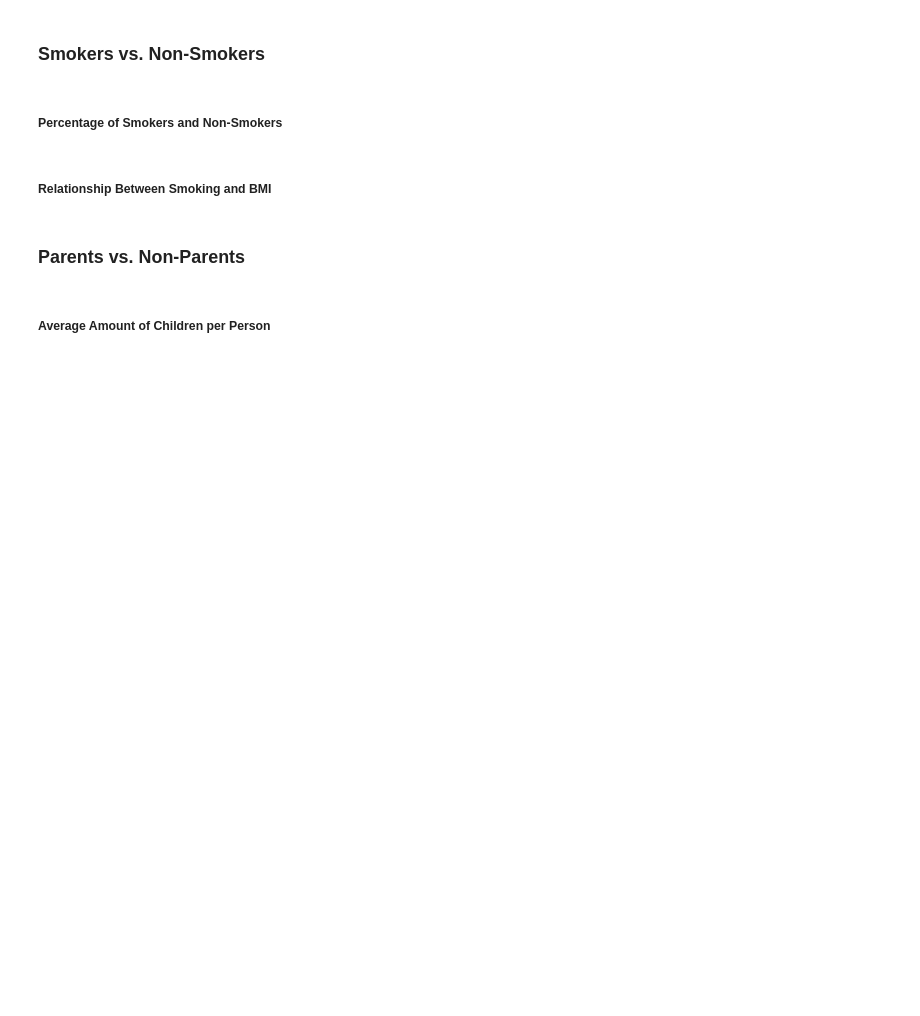
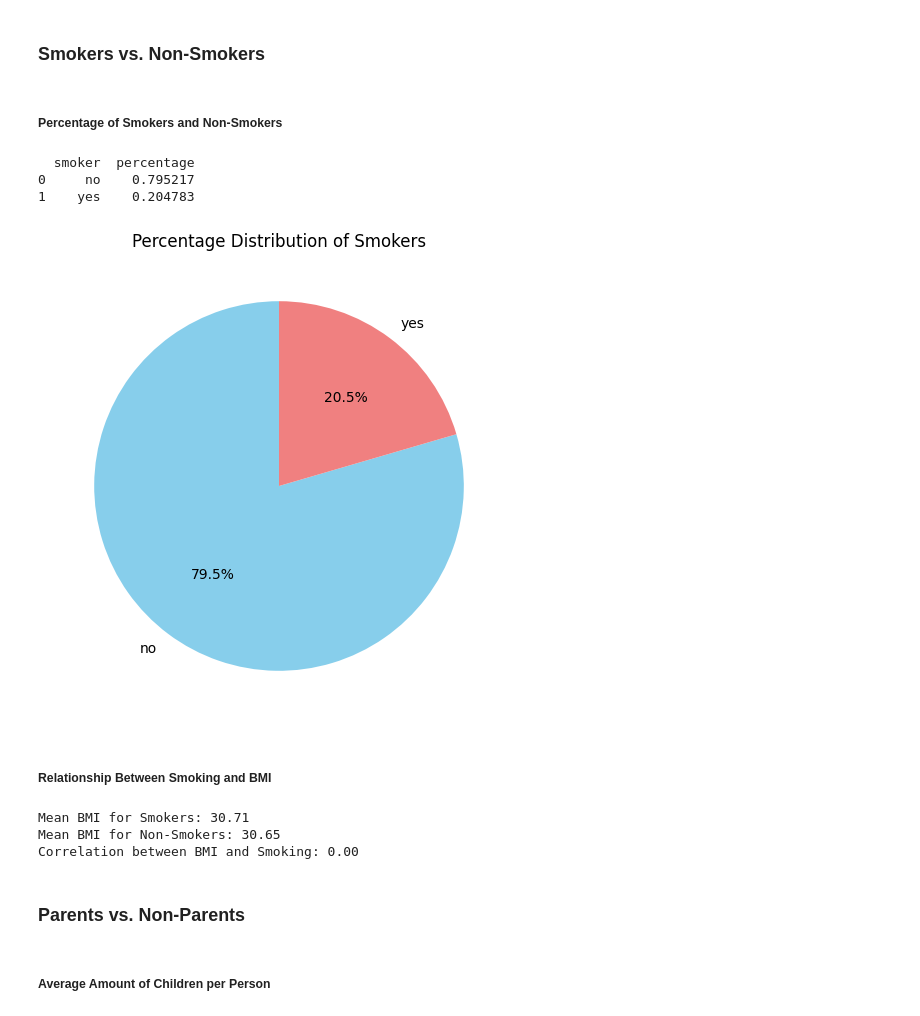
Before and after one commit to Evan-Roberts-808/U.S.-Medical-Insurance, a Jupyter notebook: us-medical-insurance-costs.ipynb, the cells around one changed output. Saved outputs shown, nothing was run; the diff lists cells and outputs as text; code cells hidden in the pictures; blank space fills up the shorter version.

```diff
--- a/us-medical-insurance-costs.ipynb
+++ b/us-medical-insurance-costs.ipynb
@@ -109,8 +145,35 @@ plt.show()
 ### Smokers vs. Non-Smokers
 # %% [markdown]
 ##### Percentage of Smokers and Non-Smokers
+# %%
+smoker_percentage = insurance_df['smoker'].value_counts(normalize=True).reset_index()
+smoker_percentage.columns = ['smoker', 'percentage']
+print(smoker_percentage)
+# %% [output]
+  smoker  percentage
+0     no    0.795217
+1    yes    0.204783
+# %%
+plt.figure(figsize=(6, 6))
+plt.pie(smoker_percentage['percentage'], labels=smoker_percentage['smoker'], autopct='%1.1f%%', startangle=90, colors=['skyblue', 'lightcoral'])
+plt.title('Percentage Distribution of Smokers')
+plt.show()
+# %% [output]
+[figure, added]
 # %% [markdown]
 ##### Relationship Between Smoking and BMI
+# %%
+mean_bmi_smoker = insurance_df[insurance_df['smoker'] == 'yes']['bmi'].mean()
+mean_bmi_non_smoker = insurance_df[insurance_df['smoker'] == 'no']['bmi'].mean()
+correlation = insurance_df[['bmi', 'smoker']].replace({'yes': 1, 'no': 0}).corr().iloc[0, 1]
+
+print(f"Mean BMI for Smokers: {mean_bmi_smoker:.2f}")
+print(f"Mean BMI for Non-Smokers: {mean_bmi_non_smoker:.2f}")
+print(f"Correlation between BMI and Smoking: {correlation:.2f}")
+# %% [output]
+Mean BMI for Smokers: 30.71
+Mean BMI for Non-Smokers: 30.65
+Correlation between BMI and Smoking: 0.00
 # %% [markdown]
 ### Parents vs. Non-Parents
 # %% [markdown]
```
Also changed, not shown: parts of 14 cells of this notebook.
